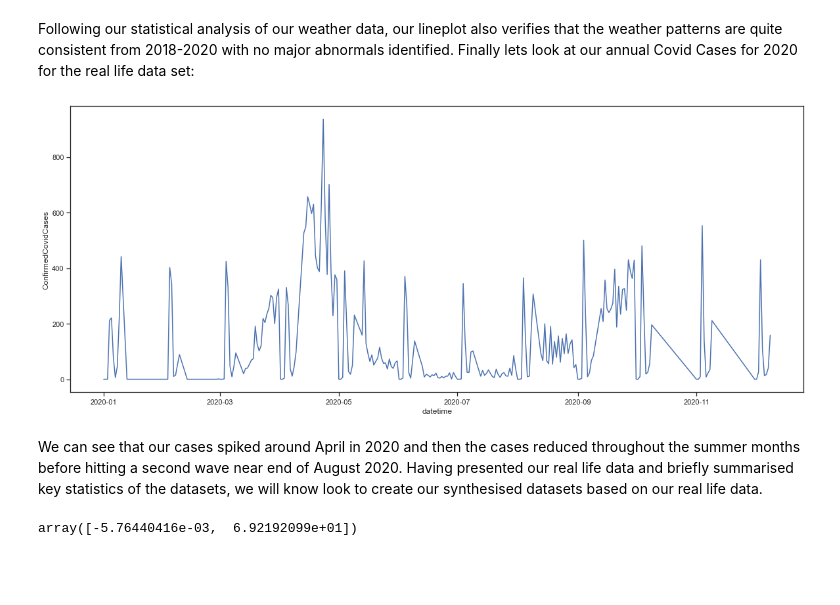
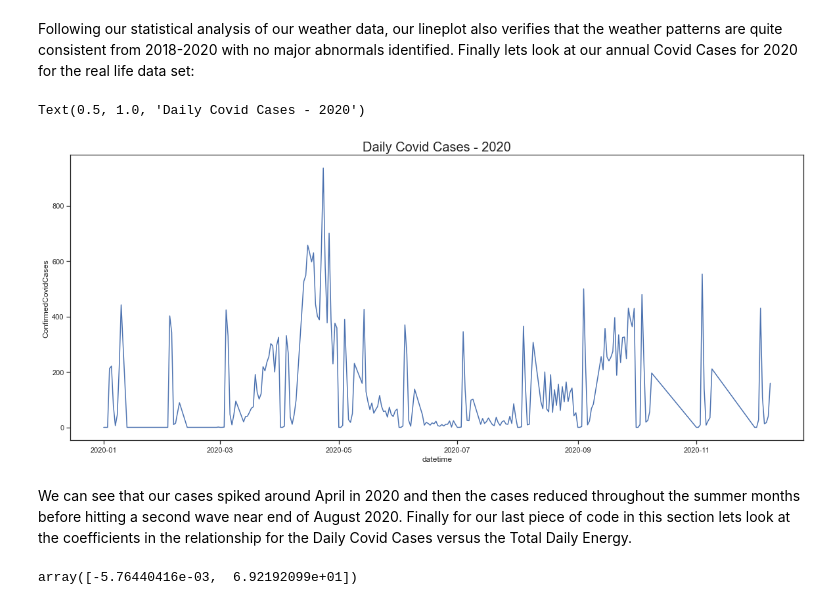
Before and after one commit to Keitho08/Prog_for_data_analyis_project_2020, a Jupyter notebook: Programming_for_Data_Analysis_Project_2020.ipynb, the cells around one changed output. Drawn from its saved outputs; the diff is of its cells as text; code cells hidden in the pictures; blank space fills up the shorter version.

```diff
--- a/Programming_for_Data_Analysis_Project_2020.ipynb
+++ b/Programming_for_Data_Analysis_Project_2020.ipynb
@@ -147,11 +171,14 @@ DailyWeatherPlot = sns.lineplot(x="datetime", y="mintp", data=CombinedData[0:],
 # %% [markdown]
 Following our statistical analysis of our weather data, our lineplot also verifies that the weather patterns are quite consistent from 2018-2020 with no major abnormals identified.
 Finally lets look at our annual Covid Cases for 2020 for the real life data set:
-# %%
-DailyCovidCasesPlot=sns.lineplot(x="datetime", y="ConfirmedCovidCases", data=Energy2020[0:], color='b')
-# %% [output]
-[figure, removed]
+# %%
+DailyCovidCasesPlot=sns.lineplot(x="datetime", y="ConfirmedCovidCases", data=Energy2020[0:], color='b')
+plt.title('Daily Covid Cases - 2020', fontsize=20)
+# Creates a lineplot of covid cases data based on x, y and data variables from first row of data on, in the color blue.
+# %% [output]
+Text(0.5, 1.0, 'Daily Covid Cases - 2020')
+[figure, added]
 # %% [markdown]
 We can see that our cases spiked around April in 2020 and then the cases reduced throughout the summer months before hitting a second wave near end of August 2020.
-Having presented our real life data and briefly summarised key statistics of the datasets, we will know look to create our synthesised datasets based on our real life data.
+Finally for our last piece of code in this section lets look at the coefficients in the relationship for the Daily Covid Cases versus the Total Daily Energy.
 # %%
```
Also changed, not shown: parts of 38 cells of this notebook.
